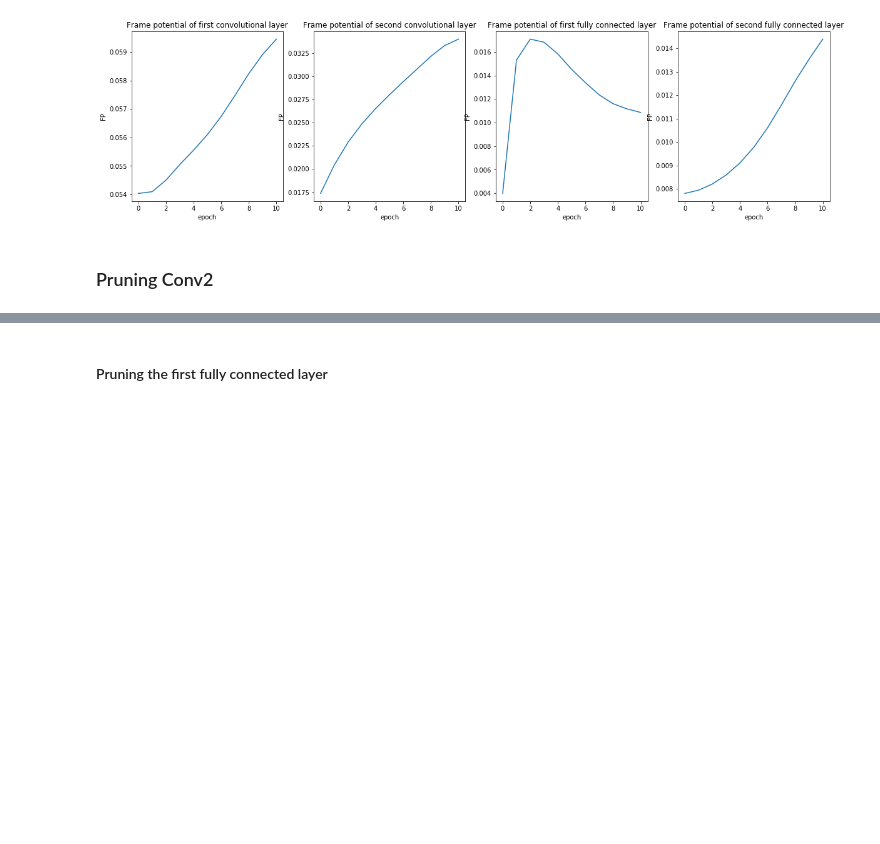
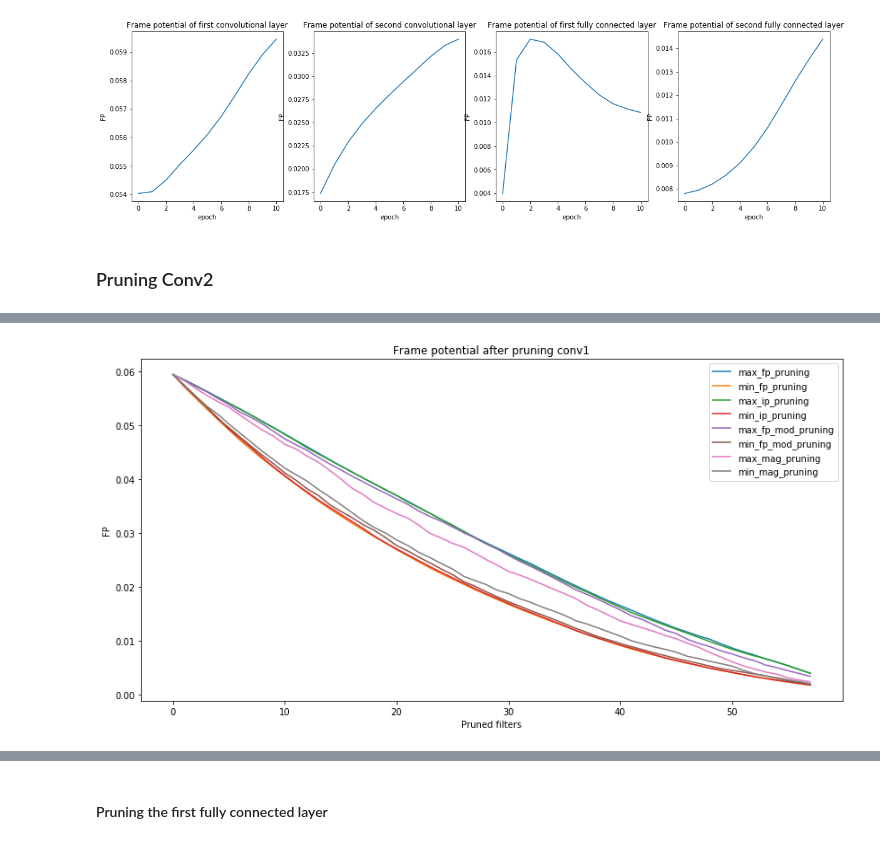
Before and after one commit to jheitmann/Neural-net-pruning, a Jupyter notebook: frame_potential.ipynb, the cells around one changed output, grey strips where cells are left out. Saved outputs shown, nothing was run; the diff lists cells and outputs as text; code cells hidden in the pictures; blank space fills up the shorter version.

```diff
--- a/frame_potential.ipynb
+++ b/frame_potential.ipynb
@@ -426,0 +483,4 @@ Test set: Average loss: 2.2412, Accuracy:   6966/ 10000 (70%)
+# %%
+draw_fps_plot('conv1', fname_exp_fps, fname_pruning_fps, figsize=(14, 7), fig_name="")
+# %% [output]
+[figure, added]
```
Also changed, not shown: parts of 23 cells of this notebook.
